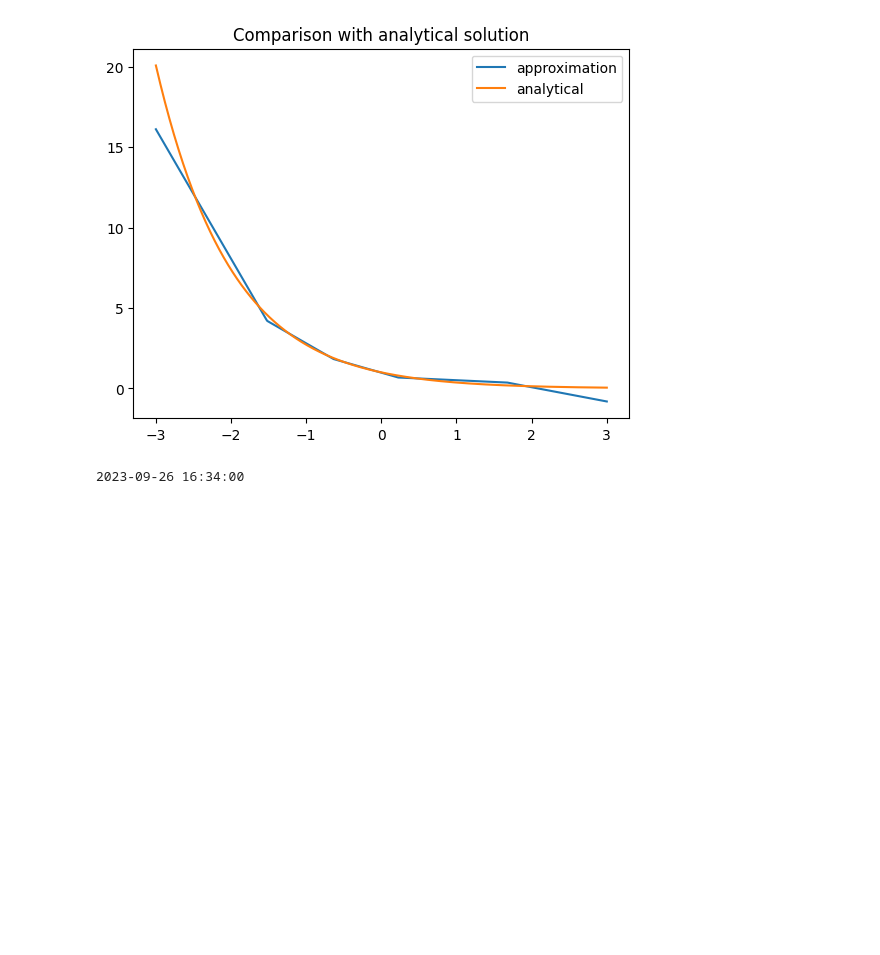
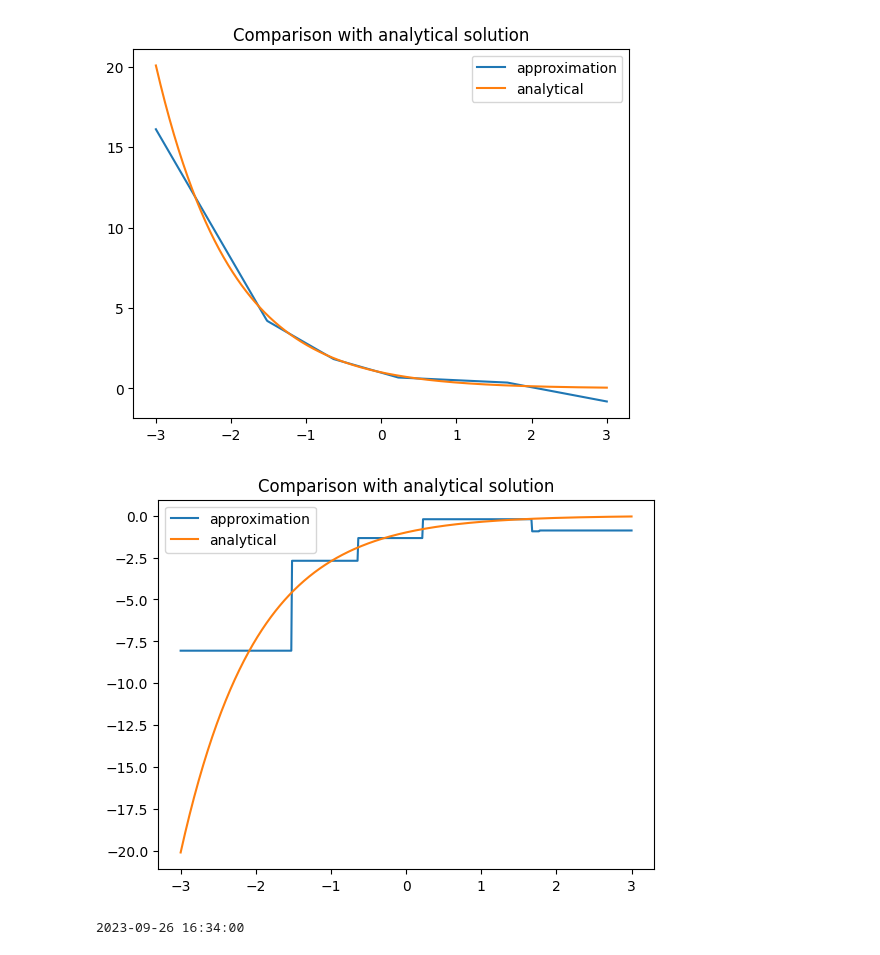
Before and after one commit to arashfahim/Stochastic_Control_FSU, a Jupyter notebook: Discrete_time_DPP.ipynb, the cells around one changed output. Saved outputs shown, nothing was run; the diff lists cells and outputs as text; code cells hidden in the pictures; blank space fills up the shorter version.

```diff
--- a/Discrete_time_DPP.ipynb
+++ b/Discrete_time_DPP.ipynb
@@ -169,14 +169,23 @@ plt.legend();
 plt.savefig(path+'test for model1'+stamp+'.png');
 # %% [output]
 [figure]
+# %%
+def deriv(model,x):
+  x_ = x.clone().detach()
+  x_.requires_grad_(True)
+  u=model(x_)
+  return torch.autograd.grad(outputs=u, inputs=x_,grad_outputs=torch.ones_like(u),
+                           allow_unused=True,retain_graph=True,create_graph=True)[0]
 # %%
 xx = torch.linspace(-3,3,600)
-yy = model1(xx.unsqueeze(1))
+yy = deriv(model1,xx.unsqueeze(1))
 plt.plot(xx.detach().numpy(),yy.detach().numpy(), label='approximation');
 plt.plot(xx.detach().numpy(),-np.exp(-xx.detach().numpy()), label='analytical');
 plt.title("Comparison with analytical solution");
 plt.legend();
-plt.savefig(path+'test for model1'+stamp+'.png');
+plt.savefig(path+'test for derivative  of model1'+stamp+'.png');
+# %% [output]
+[figure, added]
 # %%
 # increase neurons
 model2= torch.nn.Sequential(
```
Also changed, not shown: parts of 2 cells of this notebook.
